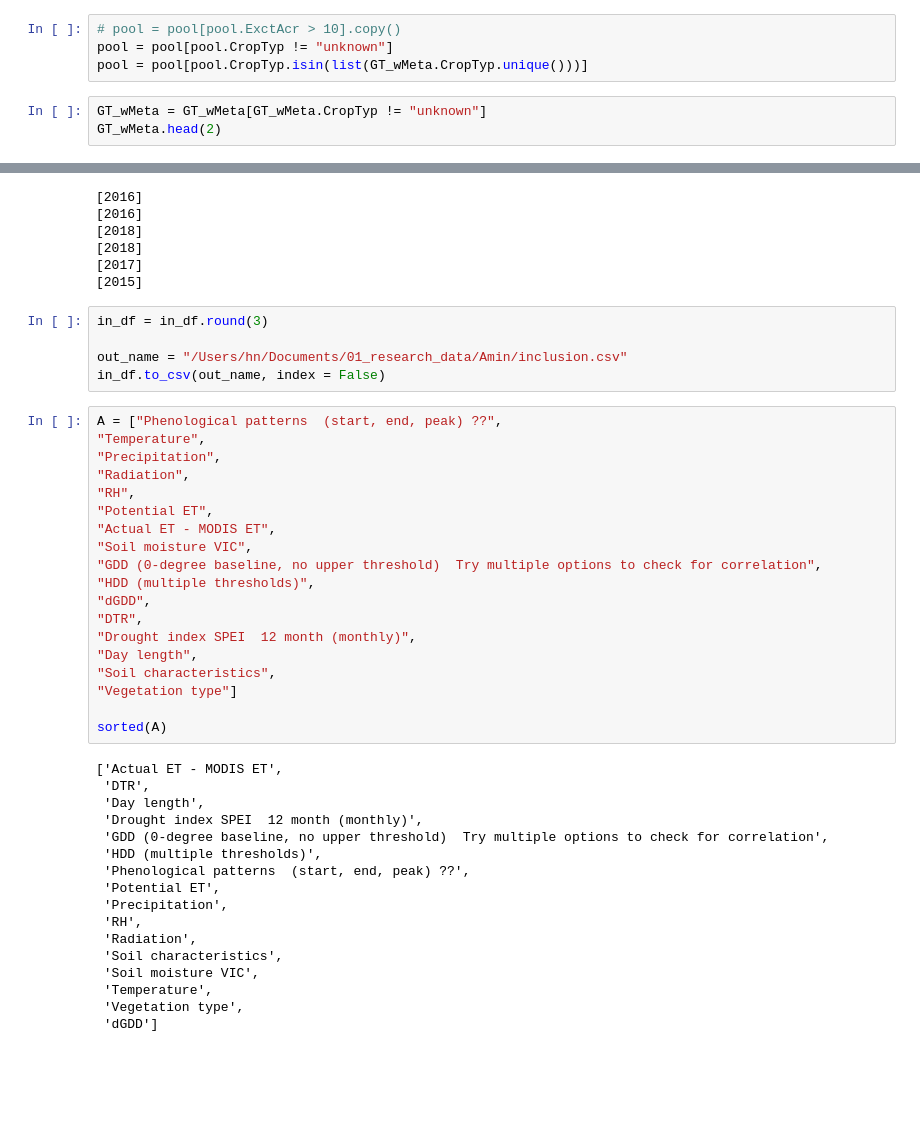
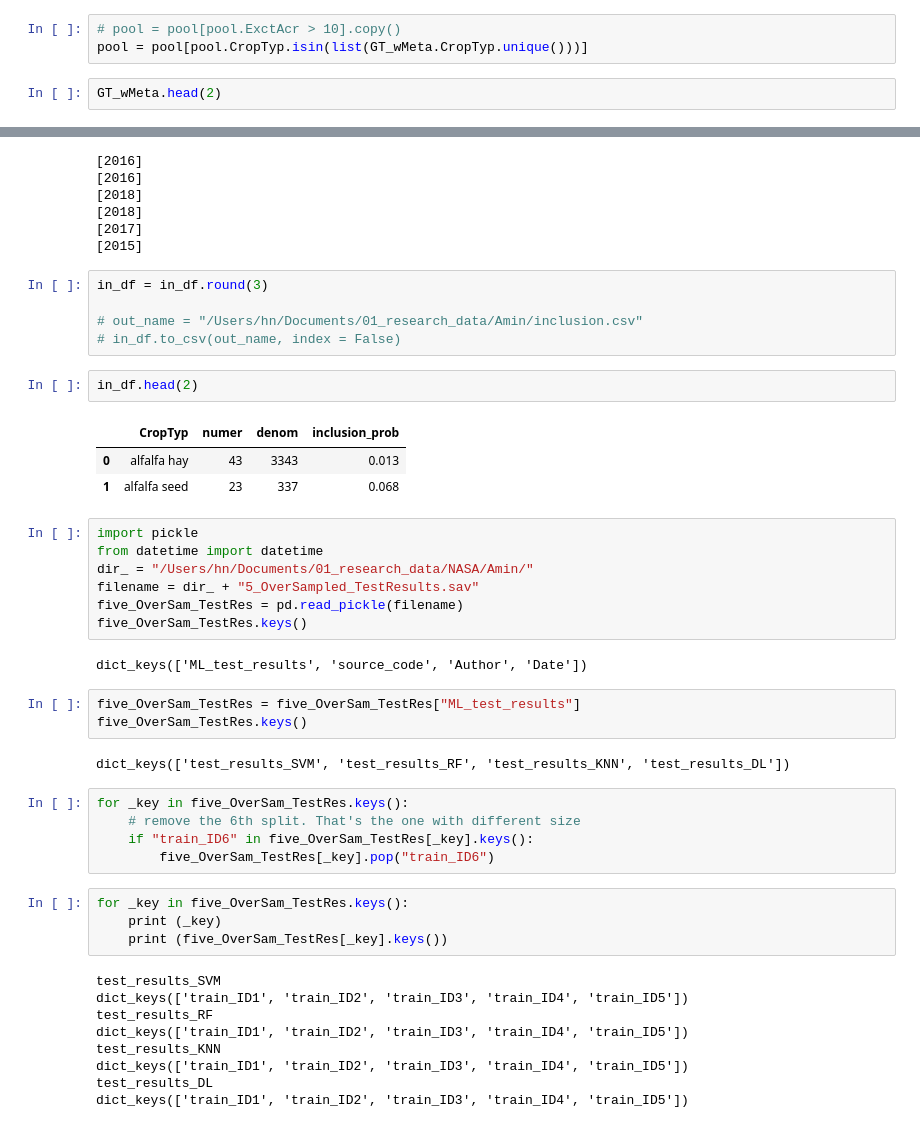
Before and after one commit to HNoorazar/Ag_Others, a Jupyter notebook: Amin/never_ending_pain/inclusion.ipynb, the cells around one changed output, grey strips where cells are left out. Cells and saved outputs as stored; diff of their text form; blank space fills up the shorter version.

```diff
--- a/Amin/never_ending_pain/inclusion.ipynb
+++ b/Amin/never_ending_pain/inclusion.ipynb
@@ -118,10 +114,8 @@ print (len(GT_wMeta.CropTyp.unique()))
 64
 # %%
 # pool = pool[pool.ExctAcr > 10].copy()
-pool = pool[pool.CropTyp != "unknown"]
 pool = pool[pool.CropTyp.isin(list(GT_wMeta.CropTyp.unique()))]
 # %%
-GT_wMeta = GT_wMeta[GT_wMeta.CropTyp != "unknown"]
 GT_wMeta.head(2)
 # %% [output]
 |  | ID | Vote | CropTyp | Irrigtn | DataSrc | Acres | ExctAcr | LstSrvD | county |
@@ -240,41 +234,43 @@ print (pool_Walla.SF_year.unique())
 # %%
 in_df = in_df.round(3)
 
-out_name = "/Users/hn/Documents/01_research_data/Amin/inclusion.csv"
-in_df.to_csv(out_name, index = False)
+# out_name = "/Users/hn/Documents/01_research_data/Amin/inclusion.csv"
+# in_df.to_csv(out_name, index = False)
 # %%
-A = ["Phenological patterns  (start, end, peak) ??",
-"Temperature",
-"Precipitation",
-"Radiation",
-"RH",
-"Potential ET",
-"Actual ET - MODIS ET",
-"Soil moisture VIC",
-"GDD (0-degree baseline, no upper threshold)  Try multiple options to check for correlation",
-"HDD (multiple thresholds)",
-"dGDD",
-"DTR",
-"Drought index SPEI  12 month (monthly)",
-"Day length",
-"Soil characteristics",
-"Vegetation type"]
-
-sorted(A)
+in_df.head(2)
 # %% [output]
-['Actual ET - MODIS ET',
- 'DTR',
- 'Day length',
- 'Drought index SPEI  12 month (monthly)',
- 'GDD (0-degree baseline, no upper threshold)  Try multiple options to check for correlation',
- 'HDD (multiple thresholds)',
- 'Phenological patterns  (start, end, peak) ??',
- 'Potential ET',
- 'Precipitation',
- 'RH',
- 'Radiation',
- 'Soil characteristics',
- 'Soil moisture VIC',
- 'Temperature',
- 'Vegetation type',
- 'dGDD']
+|  | CropTyp | numer | denom | inclusion_prob |
+| 0 | alfalfa hay | 43 | 3343 | 0.013 |
+| 1 | alfalfa seed | 23 | 337 | 0.068 |
+# %%
+import pickle
+from datetime import datetime
+dir_ = "/Users/hn/Documents/01_research_data/NASA/Amin/"
+filename = dir_ + "5_OverSampled_TestResults.sav"
+five_OverSam_TestRes = pd.read_pickle(filename)
+five_OverSam_TestRes.keys()
+# %% [output]
+dict_keys(['ML_test_results', 'source_code', 'Author', 'Date'])
+# %%
+five_OverSam_TestRes = five_OverSam_TestRes["ML_test_results"]
+five_OverSam_TestRes.keys()
+# %% [output]
+dict_keys(['test_results_SVM', 'test_results_RF', 'test_results_KNN', 'test_results_DL'])
+# %%
+for _key in five_OverSam_TestRes.keys():
+    # remove the 6th split. That's the one with different size
+    if "train_ID6" in five_OverSam_TestRes[_key].keys():
+        five_OverSam_TestRes[_key].pop("train_ID6")
+# %%
+for _key in five_OverSam_TestRes.keys():
+    print (_key)
+    print (five_OverSam_TestRes[_key].keys())
+# %% [output]
+test_results_SVM
+dict_keys(['train_ID1', 'train_ID2', 'train_ID3', 'train_ID4', 'train_ID5'])
+test_results_RF
+dict_keys(['train_ID1', 'train_ID2', 'train_ID3', 'train_ID4', 'train_ID5'])
+test_results_KNN
+dict_keys(['train_ID1', 'train_ID2', 'train_ID3', 'train_ID4', 'train_ID5'])
+test_results_DL
+dict_keys(['train_ID1', 'train_ID2', 'train_ID3', 'train_ID4', 'train_ID5'])
```
Also changed, not shown: parts of 8 cells of this notebook, 1 other file.
